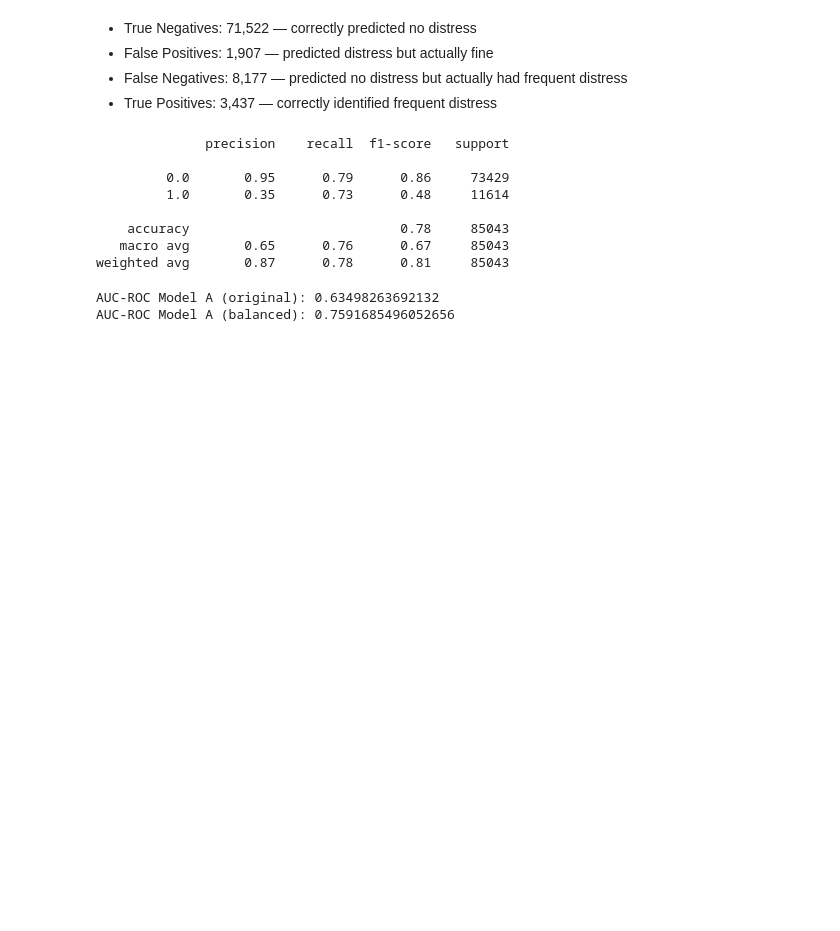
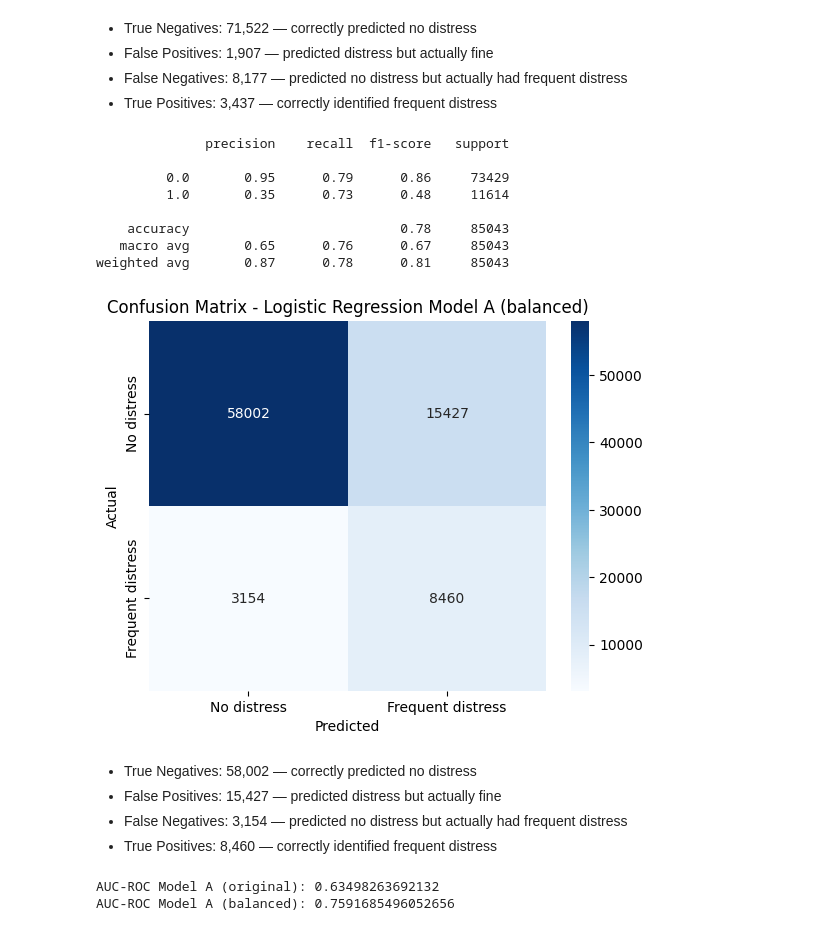
Before and after one commit to amanda712/healthcare-ds-portfolio, a Jupyter notebook: brfss-mental-health/05_modeling_classification.ipynb, the cells around one changed output. Saved outputs shown, nothing was run; the diff lists cells and outputs as text; code cells hidden in the pictures; blank space fills up the shorter version.

```diff
--- a/brfss-mental-health/05_modeling_classification.ipynb
+++ b/brfss-mental-health/05_modeling_classification.ipynb
@@ -123,6 +119,22 @@ print(classification_report(y_A_test, y_A_pred_balanced_lg))
     accuracy                           0.78     85043
    macro avg       0.65      0.76      0.67     85043
 weighted avg       0.87      0.78      0.81     85043
+# %%
+cm = confusion_matrix(y_A_test, y_A_pred_balanced_lg)
+sns.heatmap(cm, annot=True, fmt='d', cmap='Blues',
+            xticklabels=['No distress', 'Frequent distress'],
+            yticklabels=['No distress', 'Frequent distress'])
+plt.xlabel('Predicted')
+plt.ylabel('Actual')
+plt.title('Confusion Matrix - Logistic Regression Model A (balanced)')
+plt.show()
+# %% [output]
+[figure, added]
+# %% [markdown]
+* True Negatives: 58,002 — correctly predicted no distress
+* False Positives: 15,427 — predicted distress but actually fine
+* False Negatives: 3,154 — predicted no distress but actually had frequent distress
+* True Positives: 8,460 — correctly identified frequent distress
 # %%
 print('AUC-ROC Model A (original):', roc_auc_score(y_A_test, y_A_pred_lg))
 print('AUC-ROC Model A (balanced):', roc_auc_score(y_A_test, y_A_pred_balanced_lg))
```
Also changed, not shown: parts of 5 cells of this notebook, 6 other files.
